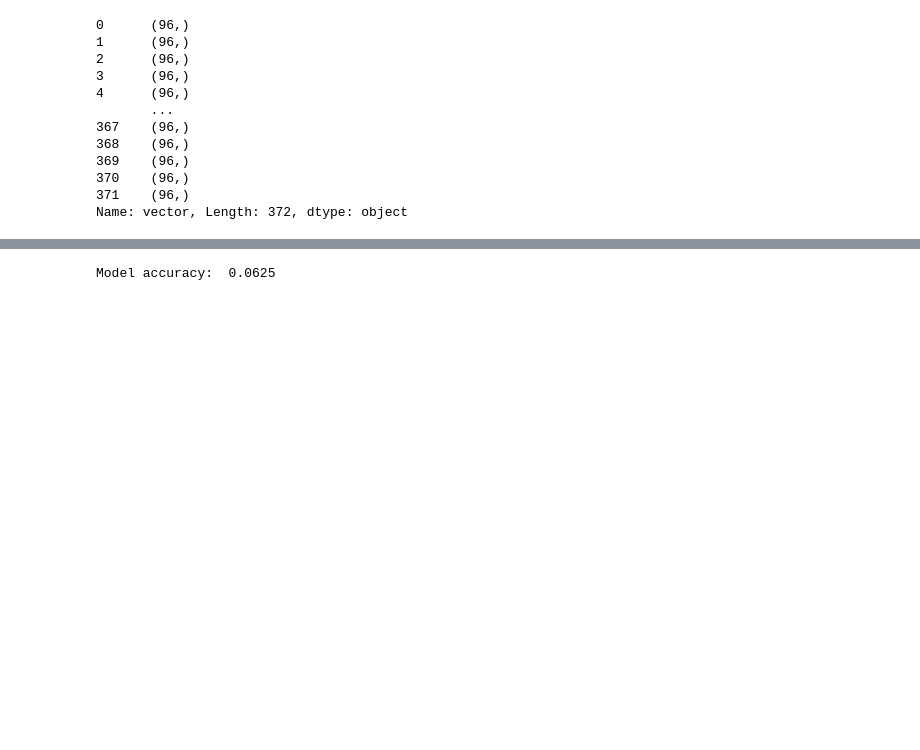
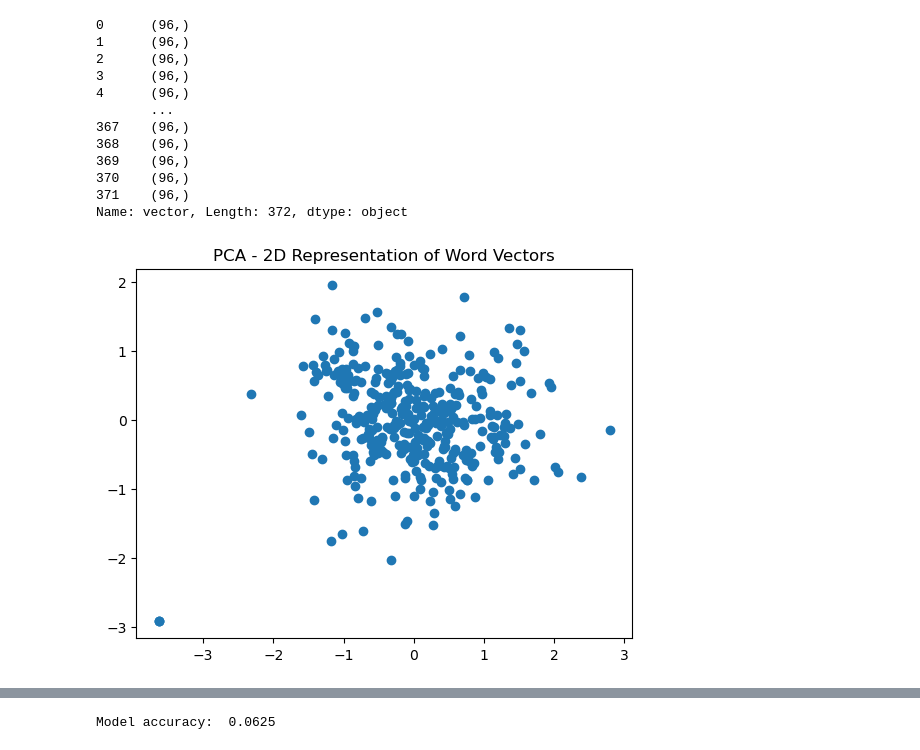
Before and after one commit to oscarhernandezmartinez/AI_WORKSHOP, a Jupyter notebook: TEAM2_EMR_AI_WORKSHOP.ipynb, the cells around one changed output, grey strips where cells are left out. Cells and saved outputs as stored; diff of their text form; code cells hidden in the pictures; blank space fills up the shorter version.

```diff
--- a/TEAM2_EMR_AI_WORKSHOP.ipynb
+++ b/TEAM2_EMR_AI_WORKSHOP.ipynb
@@ -609,3 +648,17 @@ print(emr_data1['vector'].apply(lambda x: x.shape))
 370    (96,)
 371    (96,)
 Name: vector, Length: 372, dtype: object
+# %%
+from sklearn.decomposition import PCA
+import matplotlib.pyplot as plt
+
+# Reduce to 2D using PCA
+pca = PCA(n_components=2)
+vectors_2d = pca.fit_transform(emr_data1['vector'].tolist())
+
+# Plot the 2D vectors
+plt.scatter(vectors_2d[:, 0], vectors_2d[:, 1])
+plt.title('PCA - 2D Representation of Word Vectors')
+plt.show()
+# %% [output]
+[figure, added]
```
Also changed, not shown: parts of 19 cells of this notebook.
